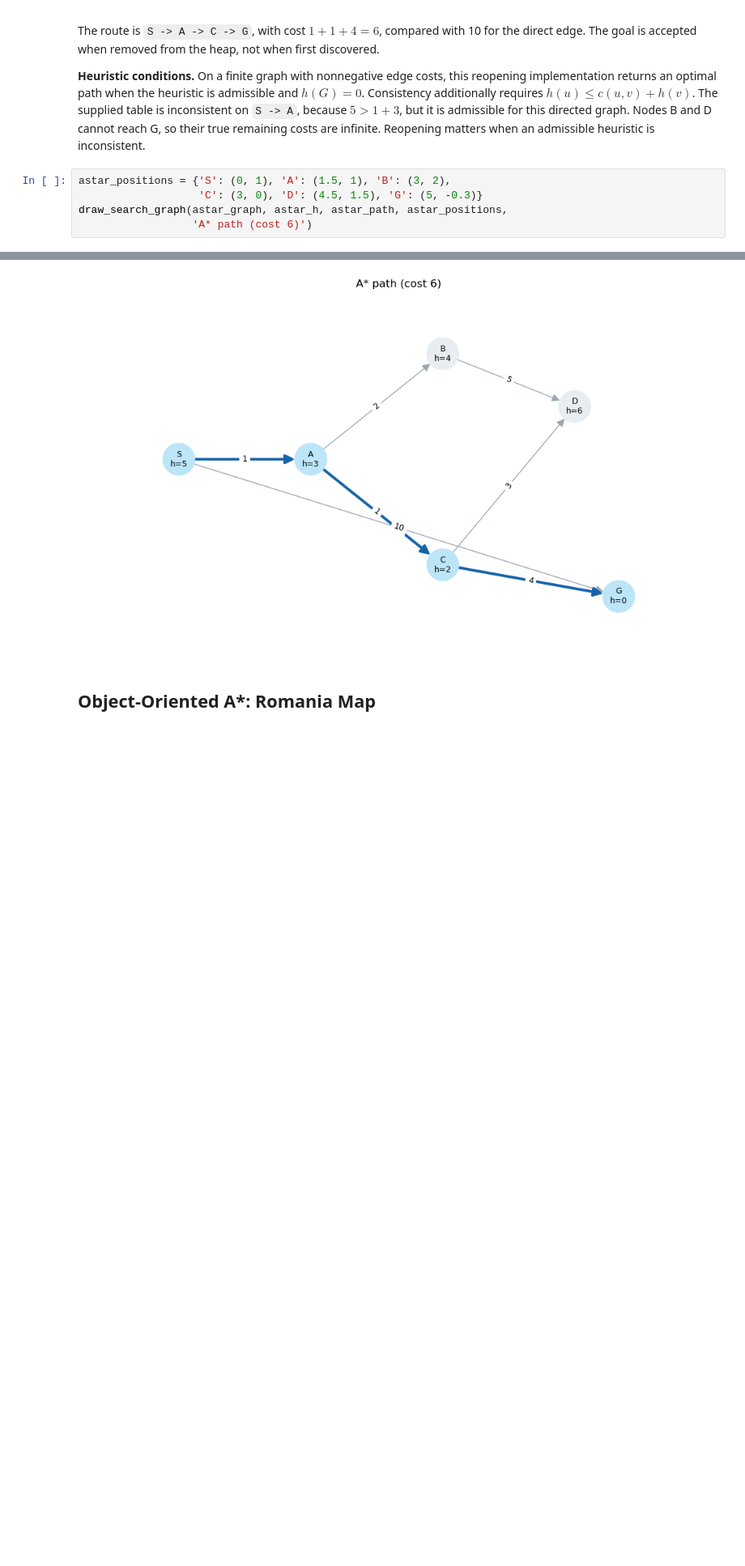
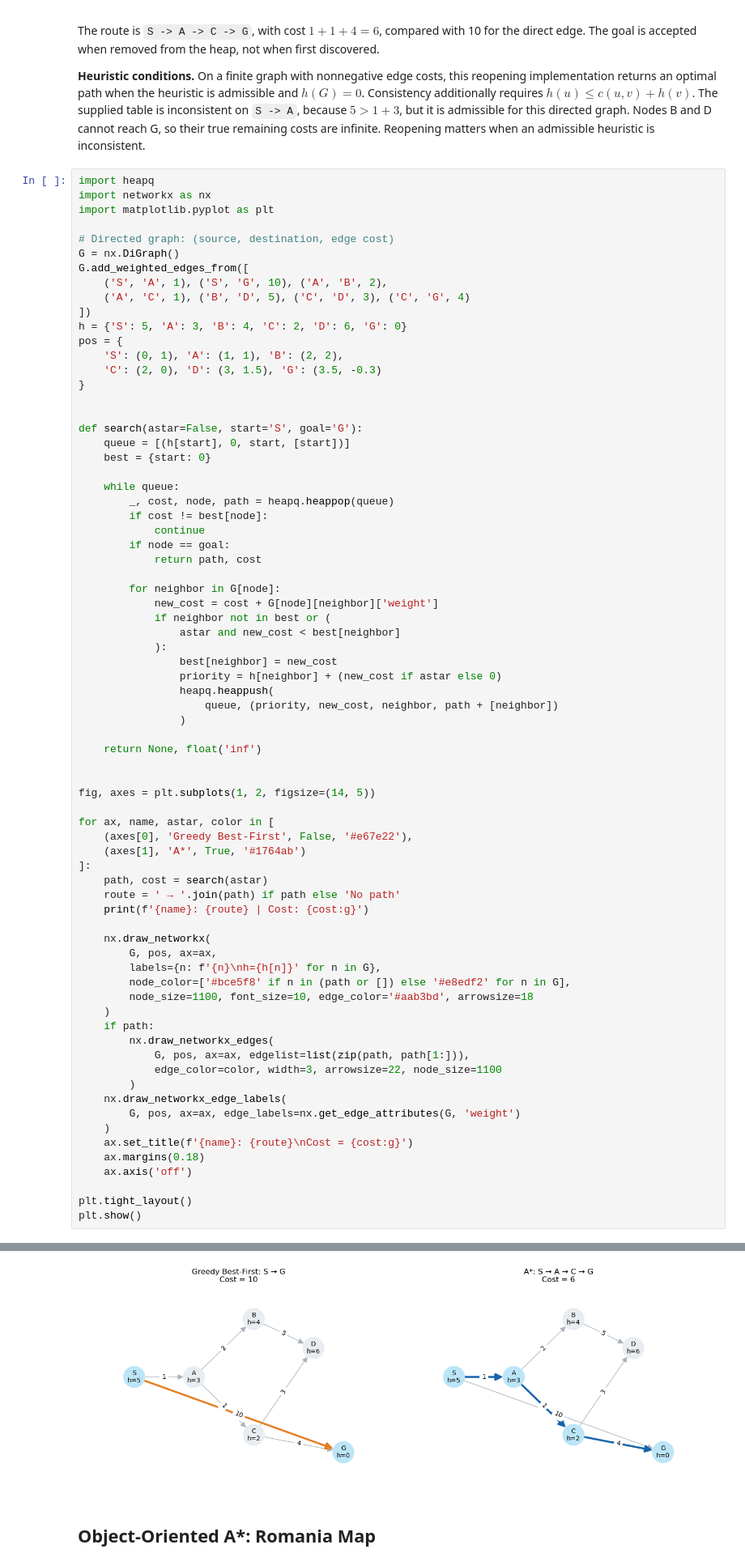
Before and after one commit to jalil-piran/AI, a Jupyter notebook: AI_2026.ipynb, the cells around one changed output, grey strips where cells are left out. Shown at 81% size. Drawn from its saved outputs; the diff is of its cells as text; blank space fills up the shorter version.

```diff
--- a/AI_2026.ipynb
+++ b/AI_2026.ipynb
@@ -1167,8 +555,76 @@ The route is `S -> A -> C -> G`, with cost $1+1+4=6$, compared with 10 for the d
 
 **Heuristic conditions.** On a finite graph with nonnegative edge costs, this reopening implementation returns an optimal path when the heuristic is admissible and $h(G)=0$. Consistency additionally requires $h(u)\leq c(u,v)+h(v)$. The supplied table is inconsistent on `S -> A`, because $5>1+3$, but it is admissible for this directed graph. Nodes B and D cannot reach G, so their true remaining costs are infinite. Reopening matters when an admissible heuristic is inconsistent.
 # %%
-astar_positions = {'S': (0, 1), 'A': (1.5, 1), 'B': (3, 2),
-                   'C': (3, 0), 'D': (4.5, 1.5), 'G': (5, -0.3)}
-draw_search_graph(astar_graph, astar_h, astar_path, astar_positions,
-                  'A* path (cost 6)')
+import heapq
+import networkx as nx
+import matplotlib.pyplot as plt
+
+# Directed graph: (source, destination, edge cost)
+G = nx.DiGraph()
+G.add_weighted_edges_from([
+    ('S', 'A', 1), ('S', 'G', 10), ('A', 'B', 2),
+    ('A', 'C', 1), ('B', 'D', 5), ('C', 'D', 3), ('C', 'G', 4)
+])
+h = {'S': 5, 'A': 3, 'B': 4, 'C': 2, 'D': 6, 'G': 0}
+pos = {
+    'S': (0, 1), 'A': (1, 1), 'B': (2, 2),
+    'C': (2, 0), 'D': (3, 1.5), 'G': (3.5, -0.3)
+}
+
+
+def search(astar=False, start='S', goal='G'):
+    queue = [(h[start], 0, start, [start])]
+    best = {start: 0}
+
+    while queue:
+        _, cost, node, path = heapq.heappop(queue)
+        if cost != best[node]:
+            continue
+        if node == goal:
+            return path, cost
+
+        for neighbor in G[node]:
+            new_cost = cost + G[node][neighbor]['weight']
+            if neighbor not in best or (
+                astar and new_cost < best[neighbor]
+            ):
+                best[neighbor] = new_cost
+                priority = h[neighbor] + (new_cost if astar else 0)
+                heapq.heappush(
+                    queue, (priority, new_cost, neighbor, path + [neighbor])
+                )
+
+    return None, float('inf')
+
+
+fig, axes = plt.subplots(1, 2, figsize=(14, 5))
+
+for ax, name, astar, color in [
+    (axes[0], 'Greedy Best-First', False, '#e67e22'),
+    (axes[1], 'A*', True, '#1764ab')
+]:
+    path, cost = search(astar)
+    route = ' → '.join(path) if path else 'No path'
+    print(f'{name}: {route} | Cost: {cost:g}')
+
+    nx.draw_networkx(
+        G, pos, ax=ax,
+        labels={n: f'{n}\nh={h[n]}' for n in G},
+        node_color=['#bce5f8' if n in (path or []) else '#e8edf2' for n in G],
+        node_size=1100, font_size=10, edge_color='#aab3bd', arrowsize=18
+    )
+    if path:
+        nx.draw_networkx_edges(
+            G, pos, ax=ax, edgelist=list(zip(path, path[1:])),
+            edge_color=color, width=3, arrowsize=22, node_size=1100
+        )
+    nx.draw_networkx_edge_labels(
+        G, pos, ax=ax, edge_labels=nx.get_edge_attributes(G, 'weight')
+    )
+    ax.set_title(f'{name}: {route}\nCost = {cost:g}')
+    ax.margins(0.18)
+    ax.axis('off')
+
+plt.tight_layout()
+plt.show()
 # %% [output]
@@ -1175,4 +633,4 @@ draw_search_graph(astar_graph, astar_h, astar_path, astar_positions,
-[figure, old version]
+[figure, new version]
 # %% [markdown]
 ## Object-Oriented A*: Romania Map
 # %% [markdown]
```
Also changed, not shown: parts of 7 cells of this notebook.
